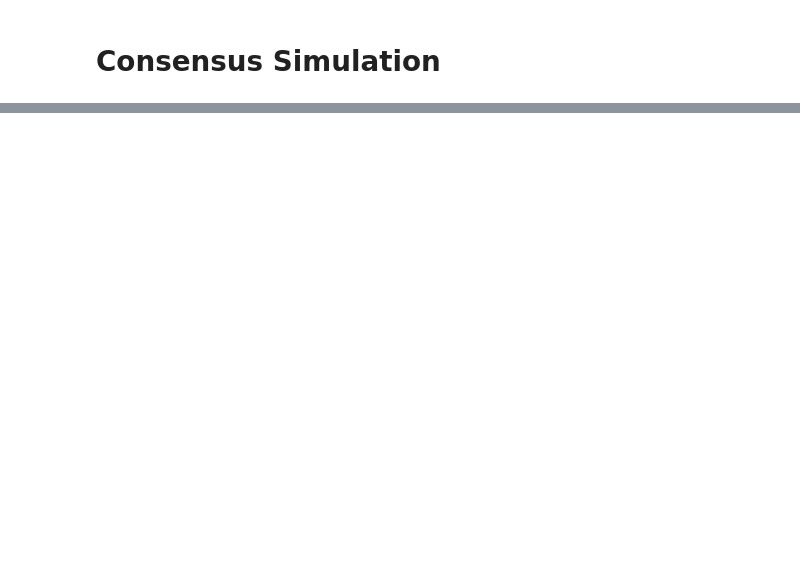
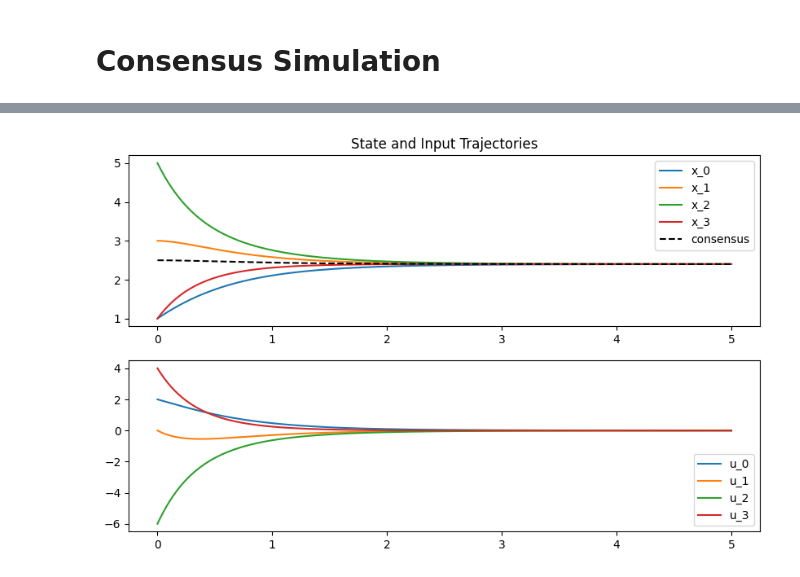
Before and after one commit to Bourmindge-Liey/SimpleConsensus, a Jupyter notebook: exp.ipynb, the cells around one changed output, grey strips where cells are left out. Saved outputs shown, nothing was run; the diff lists cells and outputs as text; code cells hidden in the pictures; blank space fills up the shorter version.

Commit message:
base consensus done

```diff
--- a/exp.ipynb
+++ b/exp.ipynb
@@ -7,11 +48,10 @@ from graph import *
 # %%
-V = tuple(range(5))
-E = [(0, 1), (1, 2), (2, 3), (3, 4), (4, 0), (1, 0), (2, 1), (3, 2), (4, 3), (0, 4)]
-A = np.array([[0, 1, 0, 0, 1],
-              [1, 0, 1, 0, 0],
-              [0, 1, 0, 1, 0],
-              [0, 0, 1, 0, 1],
-              [1, 0, 0, 1, 0]])
+V = tuple(range(3))
+E = [(0, 1), (1, 2), (2, 3), (3, 0), (1, 0), (2, 1), (3, 2)]
+A = np.array([[0, 1, 0, 0],
+              [1, 0, 1, 0],
+              [0, 1, 0, 1],
+              [1, 0, 1, 0]])
 G_dir = DiGraph(V, E, A)
 
 print(f"Number of nodes: {G_dir.graph.number_of_nodes()}")
@@ -19,4 +59,6 @@ print(f"{G_dir.graph.nodes()}")
 print(f"Number of edges: {G_dir.graph.number_of_edges()}")
 print(f"{G_dir.graph.edges()}")
 print(f"Adjacency matrix:\n{G_dir.adj}")
+print(f"Graph balanced: {G_dir.balanced()}")
+print(f"Graph strongly connected: {G_dir.strongly_connected()}")
 # %% [output]
@@ -60,0 +123,23 @@ AttributeError: 'Graph' object has no attribute 'in_degree'
+# %%
+from dynamic_system import *
+
+x0 = np.array([1, 3, 5, 1])
+ds = MultiAgentSystem(G_dir, A1Protocol, x0)
+
+dt = 0.01
+t_e = 5
+result = ds.simulate(t_e, dt)
+
+plt.figure(figsize=(10, 6))
+plt.subplot(2, 1, 1)
+plt.title("State and Input Trajectories")
+for i in range(ds.n):
+    plt.plot(result["time"], result["x"][i, :], label=f"x_{i}")
+plt.plot(result["time"], result["consensus"], 'k--', label="consensus")
+plt.legend()
+plt.subplot(2, 1, 2)
+for i in range(ds.n):
+    plt.plot(result["time"], result["u"][i, :], label=f"u_{i}")
+    plt.legend()
+# %% [output]
+[figure, added]
```
Also changed, not shown: parts of 13 cells of this notebook, 9 other files.
